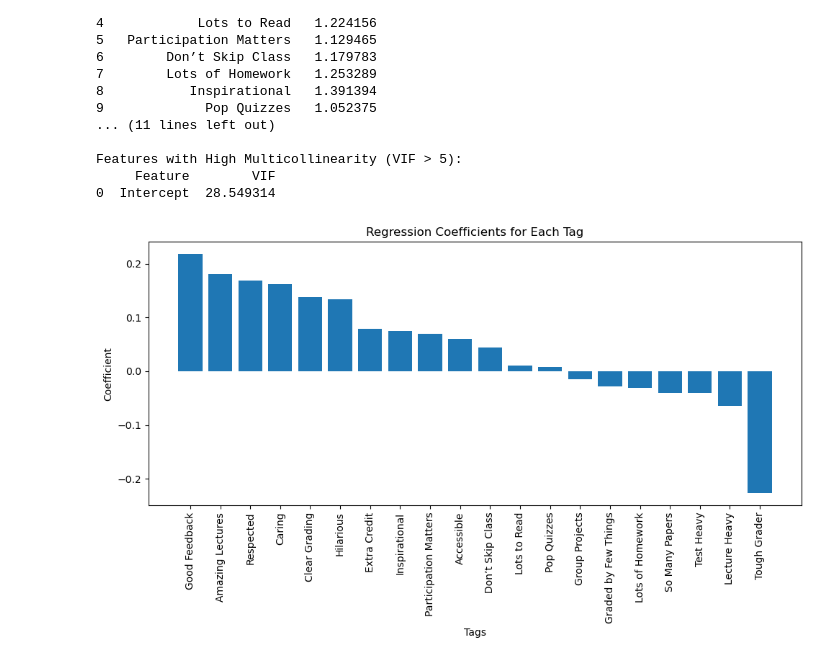
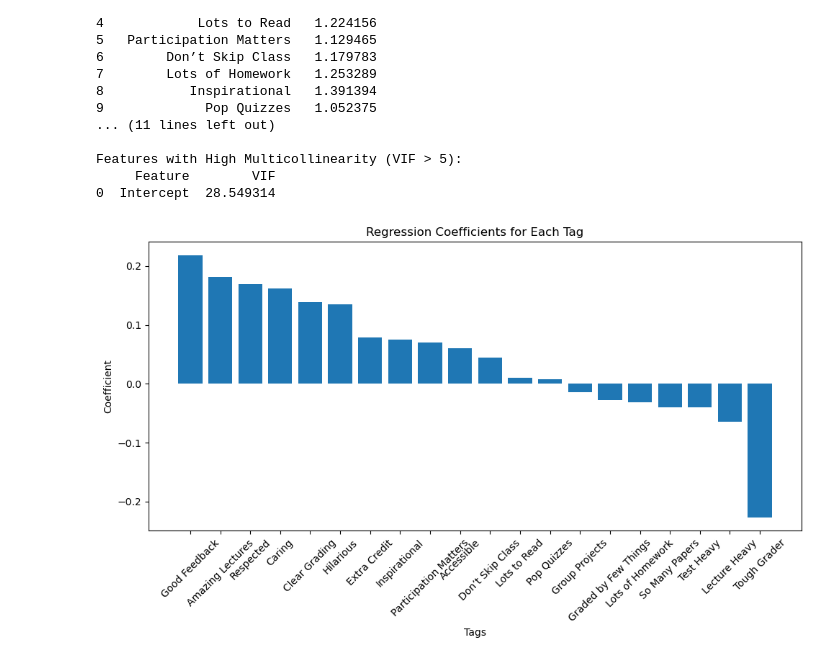
Before and after one commit to kk5739/rate-my-professor-rating-analysis, a Jupyter notebook: IDS_Capstone_Q2_4_8 copy.ipynb, the cells around one changed output. Cells and saved outputs as stored; diff of their text form; code cells hidden in the pictures.

```diff
--- a/IDS_Capstone_Q2_4_8 copy.ipynb
+++ b/IDS_Capstone_Q2_4_8 copy.ipynb
@@ -254,6 +297,17 @@ female_tags = filtered_df_tags_normalized[filtered_df_num["Female"] == 1]
 # %% [output]
 H0 (Null Hypothesis): There is no gender difference in the tag usage.
 H1 (Alternative Hypothesis): There is a gender difference in the tag usage.
+# %%
+####
+def determine_gender(row):
+    if (row['Male'] == 1) & (row['Female'] == 0):
+        return 'Male'
+    elif (row['Female'] == 1) & (row['Male'] == 0):
+        return 'Female'
+    else:
+        return 'Not Identified'
+
+filtered_df_num['Gender'] = filtered_df_num.apply(determine_gender, axis=1)
 # %% [markdown]
 Use the Mann-Whitney U Test since it compares two independent groups without assuming normality.
 # %%
@@ -427,12 +481,12 @@ Features with High Multicollinearity (VIF > 5):
 # %%
 # === Visualize Coefficients ===
 plt.figure(figsize=(10, 6))
 plt.bar(coefficients["Tag"], coefficients["Coefficient"])
-plt.xticks(rotation=90)
+plt.xticks(rotation=45)
 plt.title("Regression Coefficients for Each Tag")
 plt.xlabel("Tags")
 plt.ylabel("Coefficient")
 plt.tight_layout()
 plt.show()
 # %% [output]
-[figure, old version]
+[figure, new version]
```
Also changed, not shown: parts of 9 cells of this notebook.
